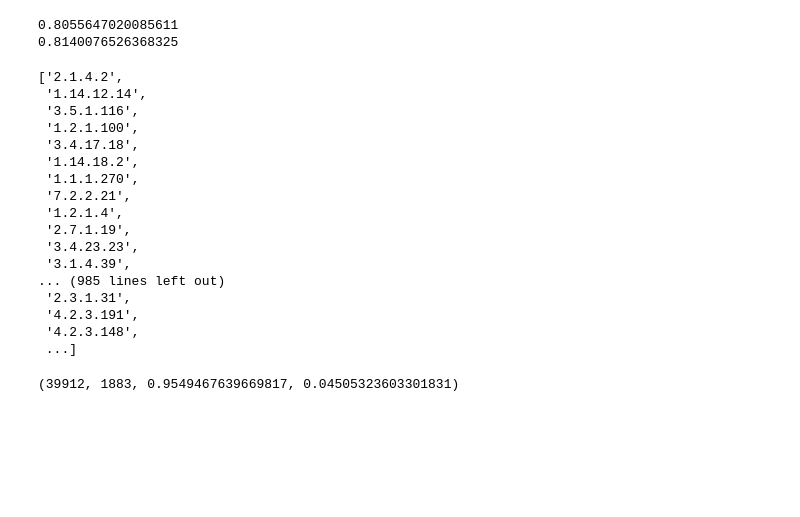
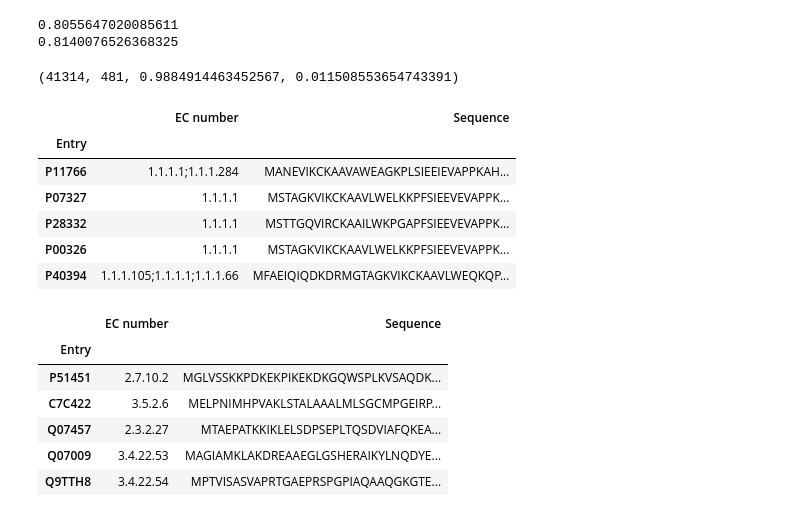
Before and after one commit to stefanpate/rcgnn, a Jupyter notebook: scripts/mk_db_csv.ipynb, the cells around one changed output. Drawn from its saved outputs; the diff is of its cells as text; code cells hidden in the pictures; blank space fills up the shorter version.

```diff
--- a/scripts/mk_db_csv.ipynb
+++ b/scripts/mk_db_csv.ipynb
@@ -99,26 +99,6 @@ ec_intersect = list(set(first_ec) & set(second_ec))
 # %% [output]
 0.8055647020085611
 0.8140076526368325
-# %%
-idx_intersect
-# %% [output]
-['2.1.4.2',
- '1.14.12.14',
- '3.5.1.116',
- '1.2.1.100',
- '3.4.17.18',
- '1.14.18.2',
- '1.1.1.270',
- '7.2.2.21',
- '1.2.1.4',
- '2.7.1.19',
- '3.4.23.23',
- '3.1.4.39',
-... (985 lines left out)
- '2.3.1.31',
- '4.2.3.191',
- '4.2.3.148',
- ...]
 # %%
 # Get consistent / discrepant ecs, update erxport
 # w/ swissprot ec + extras
@@ -129,6 +109,8 @@ for idx in idx_intersect:
     swiss = swissprot.loc[idx, 'EC number']
     erx = erx_csv.loc[idx, 'EC number']
     if sorted(swiss.split(';')) == sorted(erx.split(';')):
+        updated = swiss.split(';')
+        erx_csv.loc[idx, 'EC number'] = ';'.join(updated)
         cons.append(idx)
     else:
         discrep.append(idx)
@@ -141,4 +123,24 @@ erx_csv.to_csv('../data/erxprot/erxprot.csv', sep='\t')
 # %%
 len(cons), len(discrep), len(cons) / len(idx_intersect), len(discrep) / len(idx_intersect)
 # %% [output]
-(39912, 1883, 0.9549467639669817, 0.04505323603301831)
+(41314, 481, 0.9884914463452567, 0.011508553654743391)
+# %%
+erx_csv.head()
+# %% [output]
+|  | EC number | Sequence |
+| Entry |  |  |
+| P11766 | 1.1.1.1;1.1.1.284 | MANEVIKCKAAVAWEAGKPLSIEEIEVAPPKAH... |
+| P07327 | 1.1.1.1 | MSTAGKVIKCKAAVLWELKKPFSIEEVEVAPPK... |
+| P28332 | 1.1.1.1 | MSTTGQVIRCKAAILWKPGAPFSIEEVEVAPPK... |
+| P00326 | 1.1.1.1 | MSTAGKVIKCKAAVLWELKKPFSIEEVEVAPPK... |
+| P40394 | 1.1.1.105;1.1.1.1;1.1.1.66 | MFAEIQIQDKDRMGTAGKVIKCKAAVLWEQKQP... |
+# %%
+swissprot.head()
+# %% [output]
+|  | EC number | Sequence |
+| Entry |  |  |
+| P51451 | 2.7.10.2 | MGLVSSKKPDKEKPIKEKDKGQWSPLKVSAQDK... |
+| C7C422 | 3.5.2.6 | MELPNIMHPVAKLSTALAAALMLSGCMPGEIRP... |
+| Q07457 | 2.3.2.27 | MTAEPATKKIKLELSDPSEPLTQSDVIAFQKEA... |
+| Q07009 | 3.4.22.53 | MAGIAMKLAKDREAAEGLGSHERAIKYLNQDYE... |
+| Q9TTH8 | 3.4.22.54 | MPTVISASVAPRTGAEPRSPGPIAQAAQGKGTE... |
```
Also changed, not shown: 1 other file.
